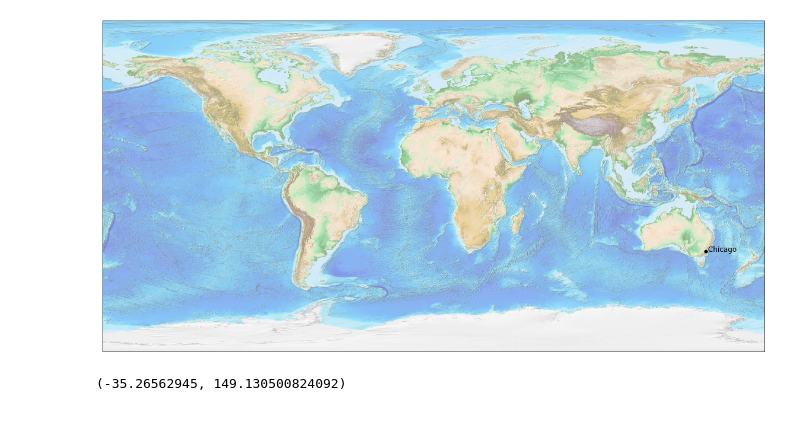
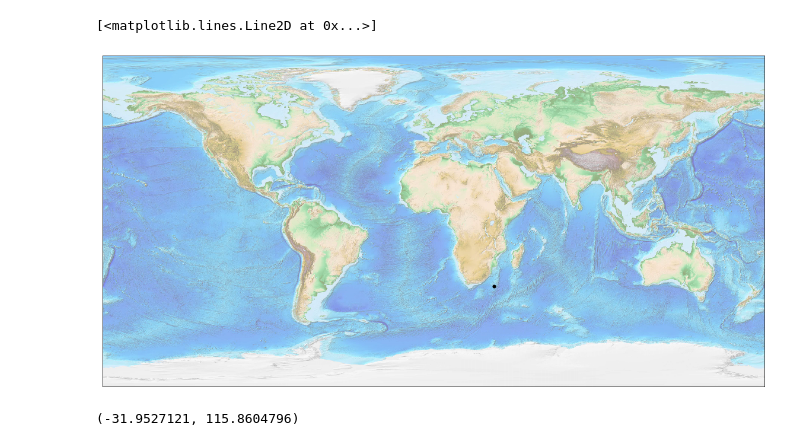
Before and after one commit to 97emilylc/97emilylc.github.io, a Jupyter notebook: Maps of Highest Grossing Films.ipynb, the cells around one changed output. Saved outputs shown, nothing was run; the diff lists cells and outputs as text; code cells hidden in the pictures.

```diff
--- a/Maps of Highest Grossing Films.ipynb
+++ b/Maps of Highest Grossing Films.ipynb
@@ -32,0 +17,4 @@ Name: 2, Length: 100, dtype: object
+# %%
+locations = list()
+for x in range(10):
+    locations.append((geolocator.geocode(df[2][x]))[1])
@@ -33,20 +24,21 @@ Name: 2, Length: 100, dtype: object
 # %%
 fig = plt.figure(figsize=(20, 20))
 m = Basemap(projection='cyl', resolution=None,
             lat_0=1, lon_0=1,)
 m.etopo(scale=0.5, alpha=0.5)
 
 # Map (long, lat) to (x, y) for plotting
 #x, y = m(-87, 41)
-x, y = m(location[1][1], location[1][0])
+x, y = m(locations[1], locations[0])
 plt.plot(x, y, 'ok', markersize=5)
-plt.text(x, y, ' Chicago', fontsize=12);
+#plt.text(x, y, ' Chicago', fontsize=12);
 # %% [output]
+[<matplotlib.lines.Line2D at 0x...>]
-[figure, old version]
+[figure, new version]
 # %%
 from geopy.geocoders import Nominatim
 geolocator = Nominatim(user_agent='myapplication')
-location = geolocator.geocode("")
+location = geolocator.geocode("Perth")
 location[1]
 # %% [output]
-(-35.26562945, 149.130500824092)
+(-31.9527121, 115.8604796)
```
Also changed, not shown: parts of 4 cells of this notebook, 1 other file.
